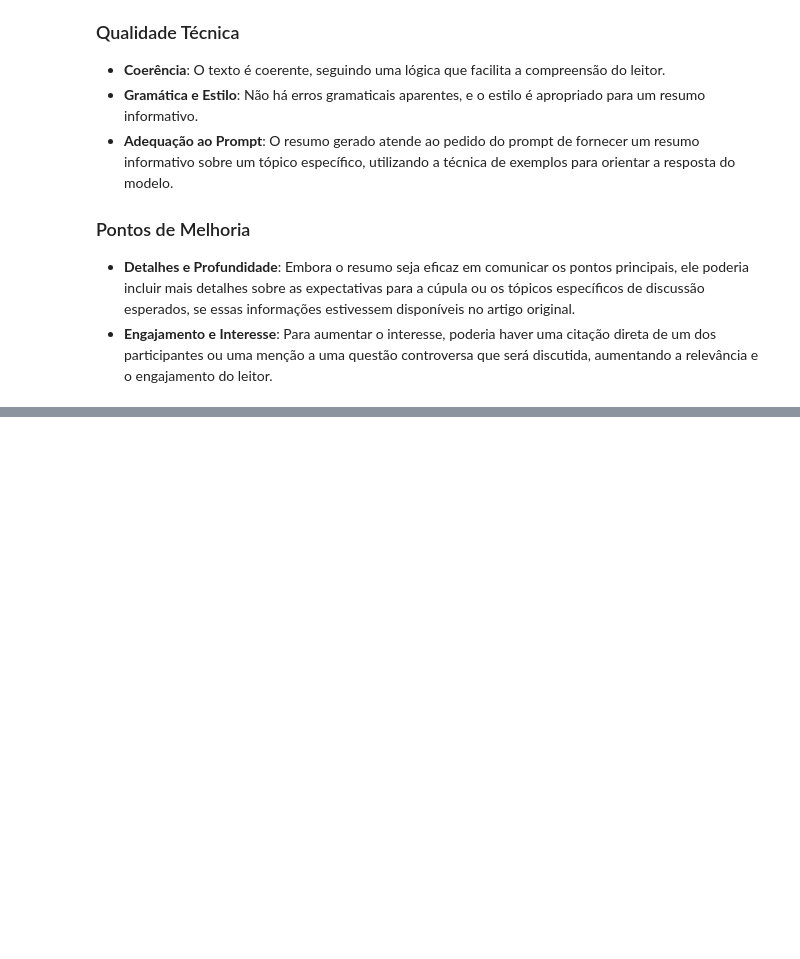
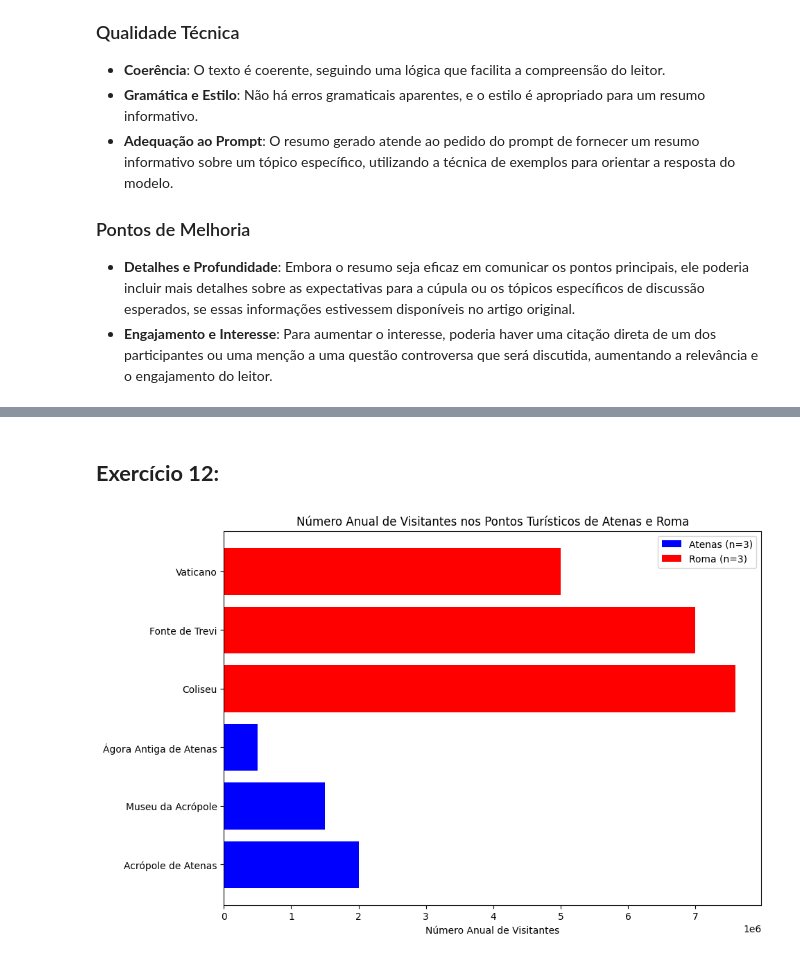
Before and after one commit to danimoreira90/TP2_Prompt_Engineering_Infnet, a Jupyter notebook: tp2.ipynb, the cells around one changed output, grey strips where cells are left out. Saved outputs shown, nothing was run; the diff lists cells and outputs as text; code cells hidden in the pictures; blank space fills up the shorter version.

```diff
--- a/tp2.ipynb
+++ b/tp2.ipynb
@@ -80,0 +301,2 @@ Avaliando o resumo gerado pelo LLM em relação ao conteúdo apresentado, consid
+# %% [markdown]
+## **Exercício 12:**
@@ -80,0 +310,40 @@ Avaliando o resumo gerado pelo LLM em relação ao conteúdo apresentado, consid
+# %%
+json_data = """
+{
+  "Atenas": [
+    {"nome": "Acrópole de Atenas", "visitantes": 2000000, "descrição": "Um complexo de edifícios antigos..."},
+    {"nome": "Museu da Acrópole", "visitantes": 1500000, "descrição": "Museu moderno que abriga artefatos..."},
+    {"nome": "Ágora Antiga de Atenas", "visitantes": 500000, "descrição": "Coração da vida pública e social..."}
+  ],
+  "Roma": [
+    {"nome": "Coliseu", "visitantes": 7600000, "descrição": "Anfiteatro histórico que abrigava..."},
+    {"nome": "Fonte de Trevi", "visitantes": 7000000, "descrição": "Fonte barroca famosa..."},
+    {"nome": "Vaticano", "visitantes": 5000000, "descrição": "Estado independente que inclui a Basílica..."}
+  ]
+}
+"""
+
+# Carregar os dados JSON para um dicionário Python
+data = json.loads(json_data)
+
+# Extrair os dados para DataFrame
+# Corrigindo a forma como o json_normalize é chamado:
+# Criando uma lista com todos os pontos turísticos para fácil processamento.
+points = data['Atenas'] + data['Roma']
+city_labels = ['Atenas']*len(data['Atenas']) + ['Roma']*len(data['Roma'])
+
+# Convertendo para DataFrame
+df = pd.DataFrame(points)
+df['City'] = city_labels
+
+# Plotar gráfico de barras horizontais
+plt.figure(figsize=(10, 7))
+colors = {'Atenas': 'blue', 'Roma': 'red'}
+for city, group in df.groupby('City'):
+    plt.barh(group['nome'], group['visitantes'], color=colors[city], label=f'{city} (n={len(group)})')
+plt.xlabel('Número Anual de Visitantes')
+plt.title('Número Anual de Visitantes nos Pontos Turísticos de Atenas e Roma')
+plt.legend()
+plt.show()
+# %% [output]
+[figure, added]
```
Also changed, not shown: parts of 15 cells of this notebook, 4 other files.
